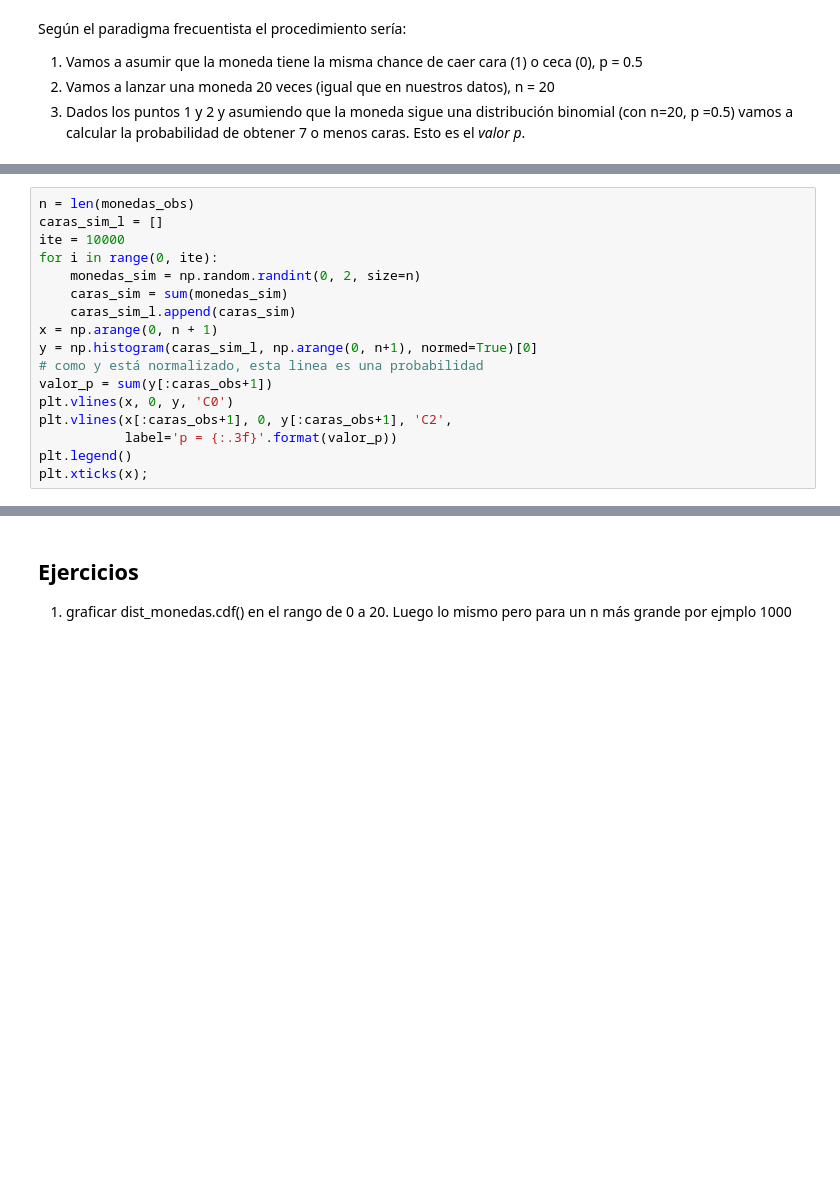
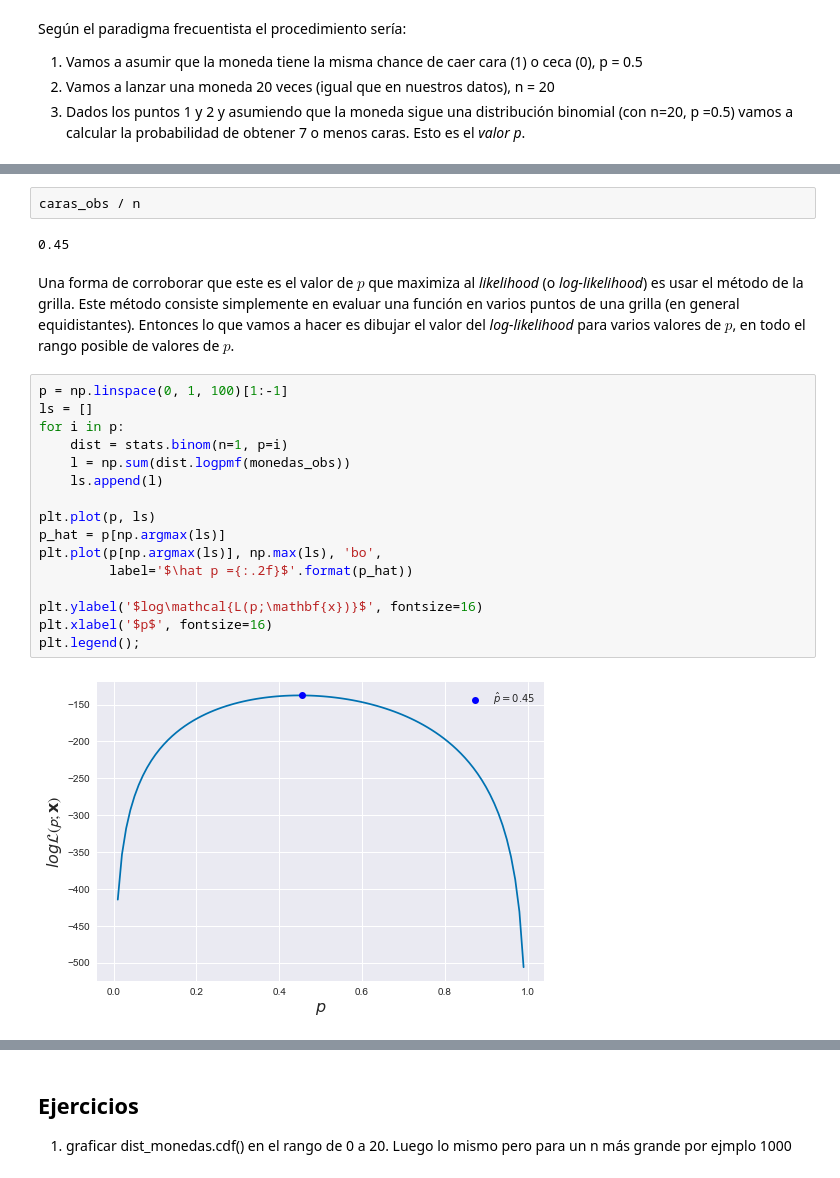
Before and after one commit to aloctavodia/intro_ciencia_de_datos, a Jupyter notebook: 02_remuestreo.ipynb, the cells around one changed output, grey strips where cells are left out. Saved outputs shown, nothing was run; the diff lists cells and outputs as text; blank space fills up the shorter version.

```diff
--- a/02_remuestreo.ipynb
+++ b/02_remuestreo.ipynb
@@ -169,17 +191,0 @@ Supongamos que son un poco escépticos sobre el uso de la distribución binomial
-# %%
-n = len(monedas_obs)
-caras_sim_l = []
-ite = 10000
-for i in range(0, ite):
-    monedas_sim = np.random.randint(0, 2, size=n)
-    caras_sim = sum(monedas_sim)
-    caras_sim_l.append(caras_sim)
-x = np.arange(0, n + 1)
-y = np.histogram(caras_sim_l, np.arange(0, n+1), normed=True)[0]
-# como y está normalizado, esta linea es una probabilidad
-valor_p = sum(y[:caras_obs+1])
-plt.vlines(x, 0, y, 'C0')
-plt.vlines(x[:caras_obs+1], 0, y[:caras_obs+1], 'C2',
-           label='p = {:.3f}'.format(valor_p))
-plt.legend()
-plt.xticks(x);
@@ -196,0 +233,25 @@ Suele ser buena idea acompañar la estimación puntual con una medida de la ince
+# %%
+caras_obs / n
+# %% [output]
+0.45
+# %% [markdown]
+Una forma de corroborar que este es el valor de $p$ que maximiza al _likelihood_ (o _log-likelihood_) es usar el método de la grilla. Este método consiste simplemente en evaluar una función en varios puntos de una grilla (en general equidistantes).
+Entonces lo que vamos a hacer es dibujar el valor del _log-likelihood_ para varios valores de $p$, en todo el rango posible de valores de $p$.
+# %%
+p = np.linspace(0, 1, 100)[1:-1]
+ls = []
+for i in p:
+    dist = stats.binom(n=1, p=i)
+    l = np.sum(dist.logpmf(monedas_obs))
+    ls.append(l)
+
+plt.plot(p, ls)
+p_hat = p[np.argmax(ls)]
+plt.plot(p[np.argmax(ls)], np.max(ls), 'bo',
+         label='$\hat p ={:.2f}$'.format(p_hat))
+
+plt.ylabel('$log\mathcal{L(p;\mathbf{x})}$', fontsize=16)
+plt.xlabel('$p$', fontsize=16)
+plt.legend();
+# %% [output]
+[figure, added]
```
Also changed, not shown: parts of 28 cells of this notebook.
